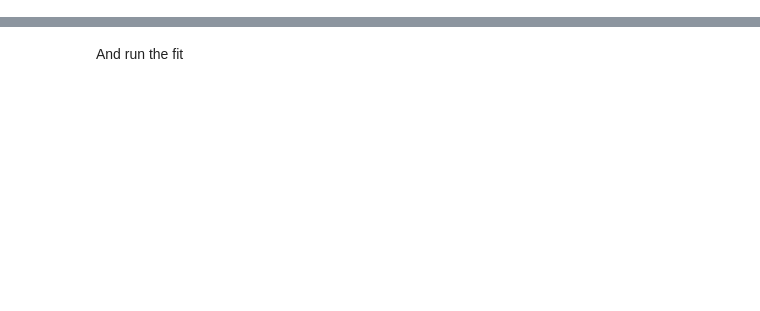
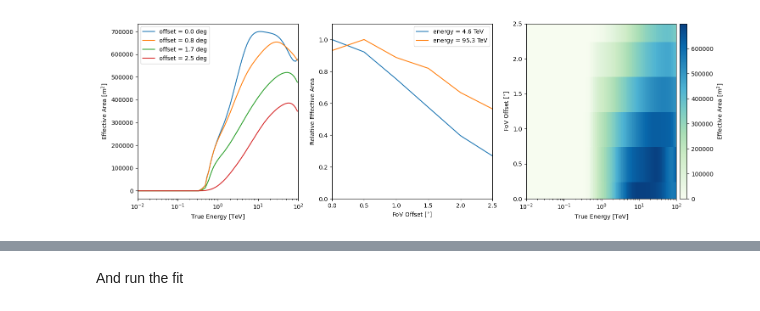
Before and after one commit to juliagouveamamprim/gamma-ray-analysis-with-gammapy, a Jupyter notebook: notebooks/01_1d_point_source_analysis.ipynb, the cells around one changed output, grey strips where cells are left out. Cells and saved outputs as stored; diff of their text form; code cells hidden in the pictures; blank space fills up the shorter version.

```diff
--- a/notebooks/01_1d_point_source_analysis.ipynb
+++ b/notebooks/01_1d_point_source_analysis.ipynb
@@ -96,4 +131,12 @@ obs_1.events.peek()
 # %%
-# Effective area (AEFF)
-obs_1.aeff.peek()
+# Inspect the effective area
+with warnings.catch_warnings():
+    warnings.filterwarnings(
+        "ignore",
+        message="invalid value encountered in divide",
+        category=RuntimeWarning,
+    )
+    obs_0.aeff.peek()
+# %% [output]
+[figure, added]
 # %%
```
Also changed, not shown: parts of 83 cells of this notebook, 1 other file.
